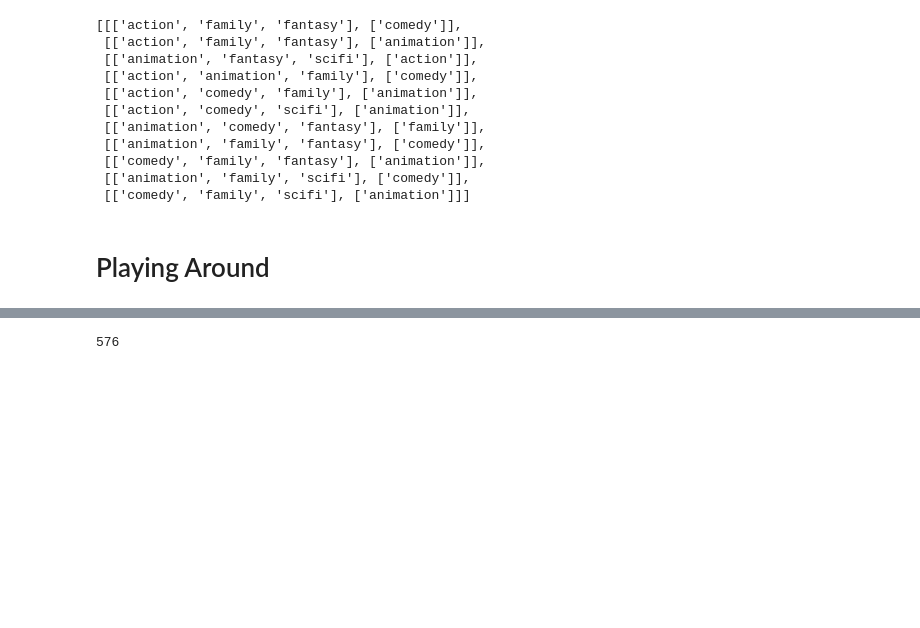
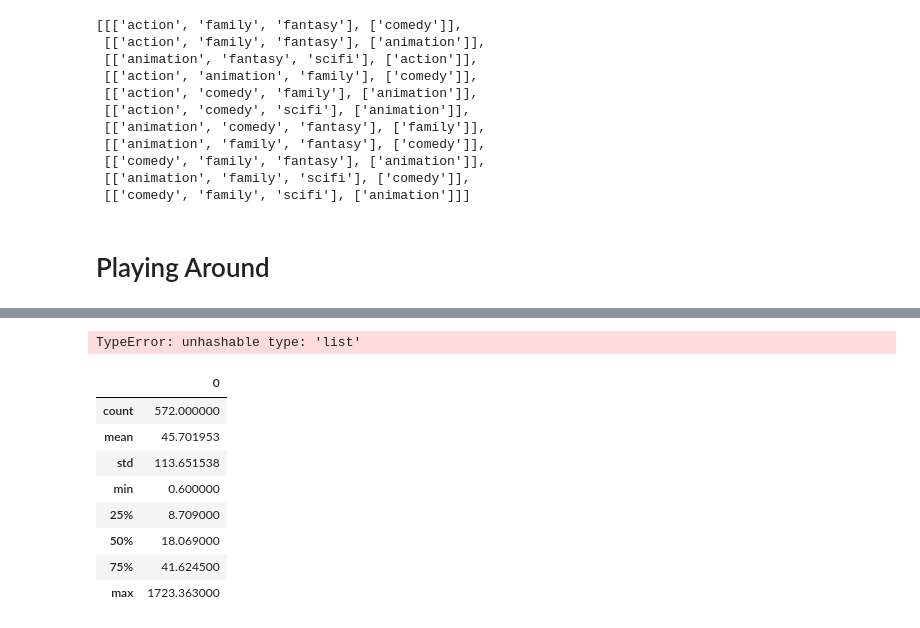
Before and after one commit to RJ0514/CSMODEL_Case_Study, a Jupyter notebook: Phase1.ipynb, the cells around one changed output, grey strips where cells are left out. Drawn from its saved outputs; the diff is of its cells as text; code cells hidden in the pictures; blank space fills up the shorter version.

```diff
--- a/Phase1.ipynb
+++ b/Phase1.ipynb
@@ -551,12 +586,26 @@ popularity_of_not_frequent = []
 # %%
 for i in range(len(genre_df.genres)):
+    flag = 0
     for j in passed_genre:
         if(set(j).issubset(genre_df.genres[i])):
             popularity_of_frequent.append(genre_df.tmdb_popularity[i])
+            flag = 1
             break  # No need to check other sets
-        elif genre_df.tmdb_popularity[i] > 0 :
+    if flag == 0 and genre_df.tmdb_popularity[i] > 0 :
             popularity_of_not_frequent.append(genre_df.tmdb_popularity[i])
 
-len(popularity_of_frequent)
+len(popularity_of_not_frequent)
 # %% [output]
-576
+TypeError: unhashable type: 'list'
+# %%
+pd.DataFrame(popularity_of_frequent).describe()
+# %% [output]
+|  | 0 |
+| count | 572.000000 |
+| mean | 45.701953 |
+| std | 113.651538 |
+| min | 0.600000 |
+| 25% | 8.709000 |
+| 50% | 18.069000 |
+| 75% | 41.624500 |
+| max | 1723.363000 |
```
Also changed, not shown: parts of 9 cells of this notebook.
